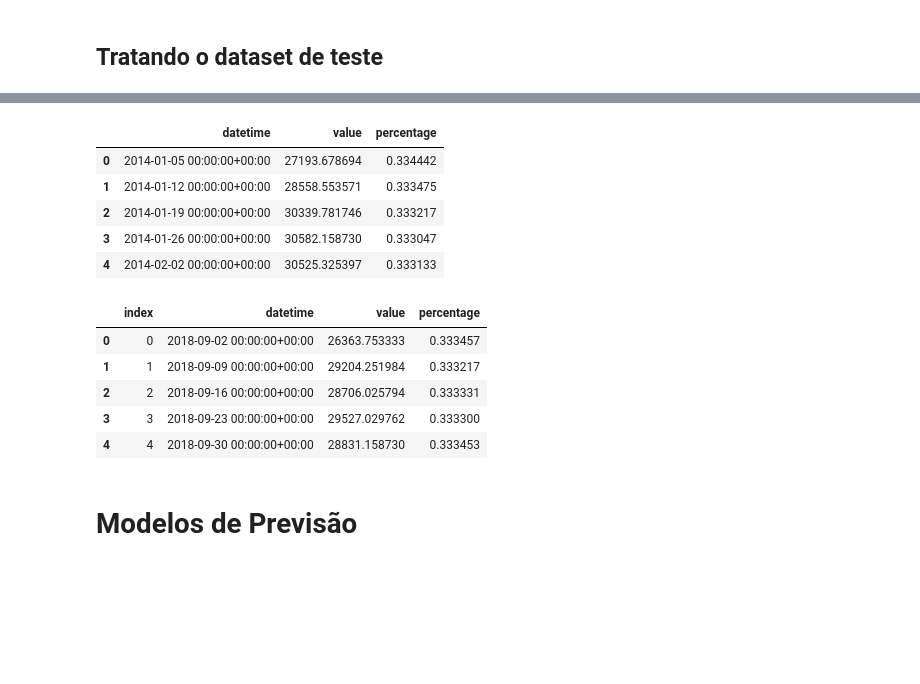
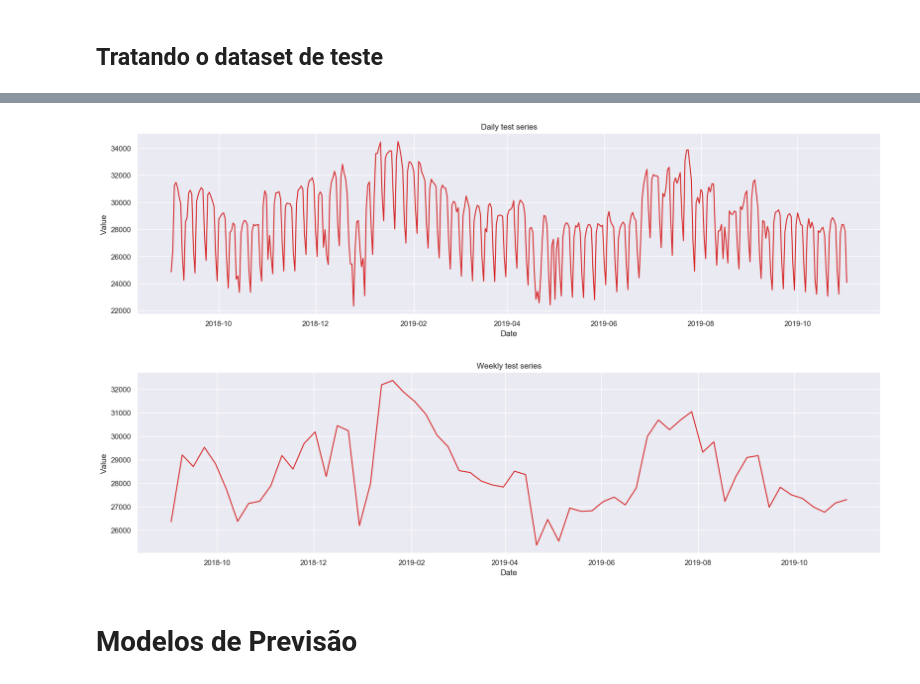
Before and after one commit to marcosvilela/modelagem-analitica-20.3, a Jupyter notebook: source/Marcos/Marcos - Parte 2.ipynb, the cells around one changed output, grey strips where cells are left out. Drawn from its saved outputs; the diff is of its cells as text; code cells hidden in the pictures; blank space fills up the shorter version.

```diff
--- a/source/Marcos/Marcos - Parte 2.ipynb
+++ b/source/Marcos/Marcos - Parte 2.ipynb
@@ -63,24 +51,9 @@ memory usage: 568.0 bytes
-# %%
-weekly_m = weekly_m.set_index('datetime')
-weekly_m.reset_index(inplace=True)
-weekly_m.head()
-# %% [output]
-|  | datetime | value | percentage |
-| 0 | 2014-01-05 00:00:00+00:00 | 27193.678694 | 0.334442 |
-| 1 | 2014-01-12 00:00:00+00:00 | 28558.553571 | 0.333475 |
-| 2 | 2014-01-19 00:00:00+00:00 | 30339.781746 | 0.333217 |
-| 3 | 2014-01-26 00:00:00+00:00 | 30582.158730 | 0.333047 |
-| 4 | 2014-02-02 00:00:00+00:00 | 30525.325397 | 0.333133 |
-# %%
-test_weekly.reset_index(inplace=True)
-test_weekly.head()
-# %% [output]
-|  | index | datetime | value | percentage |
-| 0 | 0 | 2018-09-02 00:00:00+00:00 | 26363.753333 | 0.333457 |
-| 1 | 1 | 2018-09-09 00:00:00+00:00 | 29204.251984 | 0.333217 |
-| 2 | 2 | 2018-09-16 00:00:00+00:00 | 28706.025794 | 0.333331 |
-| 3 | 3 | 2018-09-23 00:00:00+00:00 | 29527.029762 | 0.333300 |
-| 4 | 4 | 2018-09-30 00:00:00+00:00 | 28831.158730 | 0.333453 |
+# %%
+plot_df(data_test_daily, x=data_test_daily.datetime, y=data_test_daily.value, title="Daily test series")
+plot_df(data_test_weekly, x=data_test_weekly.datetime, y=data_test_weekly.value, title="Weekly test series")
+# %% [output]
+[figure, added]
+[figure, added]
 # %% [markdown]
 # Modelos de Previsão
 # %% [markdown]
```
Also changed, not shown: parts of 28 cells of this notebook.
